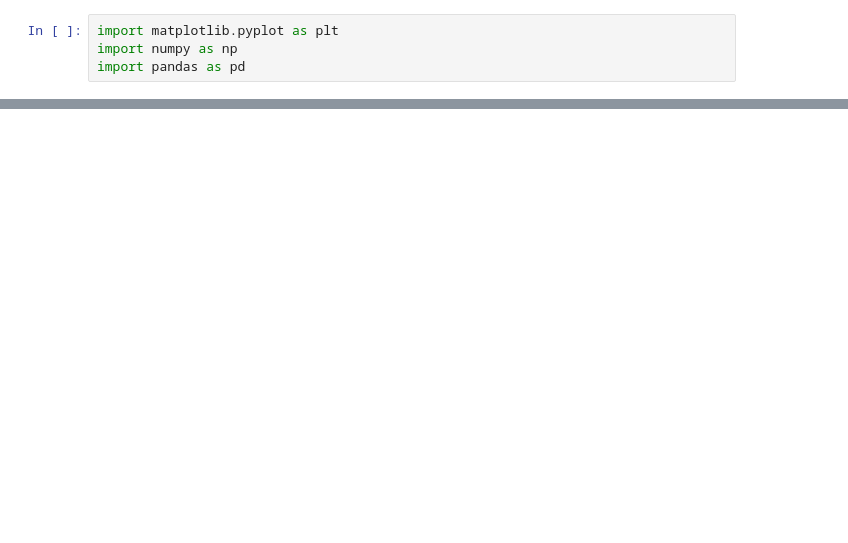
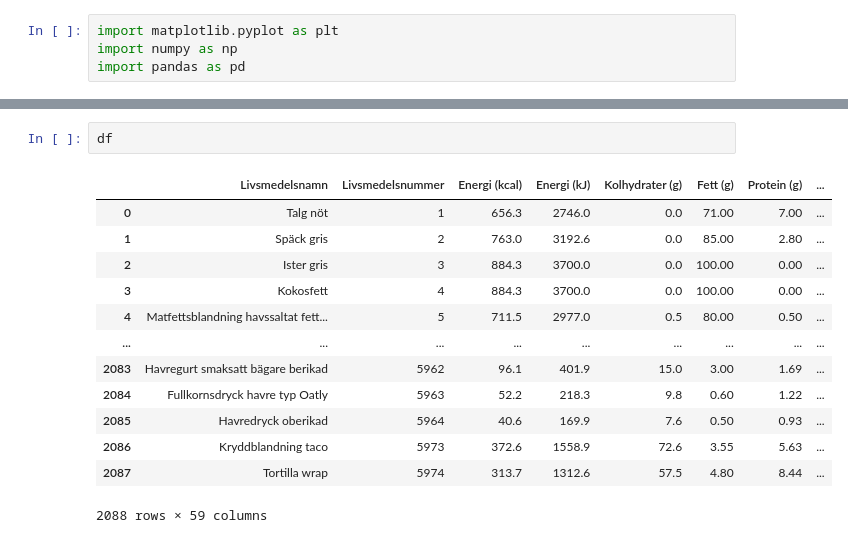
Before and after one commit to friberger/kodamat, a Jupyter notebook: pandamat.ipynb, the cells around one changed output, grey strips where cells are left out. Saved outputs shown, nothing was run; the diff lists cells and outputs as text; blank space fills up the shorter version.

```diff
--- a/pandamat.ipynb
+++ b/pandamat.ipynb
@@ -47,0 +7,16 @@ pd_data[search('nöt')]
+# %%
+df
+# %% [output]
+|  | Livsmedelsnamn | Livsmedelsnummer | Energi (kcal) | Energi (kJ) | Kolhydrater (g) | Fett (g) | Protein (g) | ... |
+| 0 | Talg nöt | 1 | 656.3 | 2746.0 | 0.0 | 71.00 | 7.00 | ... |
+| 1 | Späck gris | 2 | 763.0 | 3192.6 | 0.0 | 85.00 | 2.80 | ... |
+| 2 | Ister gris | 3 | 884.3 | 3700.0 | 0.0 | 100.00 | 0.00 | ... |
+| 3 | Kokosfett | 4 | 884.3 | 3700.0 | 0.0 | 100.00 | 0.00 | ... |
+| 4 | Matfettsblandning havssaltat fett... | 5 | 711.5 | 2977.0 | 0.5 | 80.00 | 0.50 | ... |
+| ... | ... | ... | ... | ... | ... | ... | ... | ... |
+| 2083 | Havregurt smaksatt bägare berikad | 5962 | 96.1 | 401.9 | 15.0 | 3.00 | 1.69 | ... |
+| 2084 | Fullkornsdryck havre typ Oatly | 5963 | 52.2 | 218.3 | 9.8 | 0.60 | 1.22 | ... |
+| 2085 | Havredryck oberikad | 5964 | 40.6 | 169.9 | 7.6 | 0.50 | 0.93 | ... |
+| 2086 | Kryddblandning taco | 5973 | 372.6 | 1558.9 | 72.6 | 3.55 | 5.63 | ... |
+| 2087 | Tortilla wrap | 5974 | 313.7 | 1312.6 | 57.5 | 4.80 | 8.44 | ... |
+2088 rows × 59 columns
```
Also changed, not shown: parts of 14 cells of this notebook, 1 other file.
